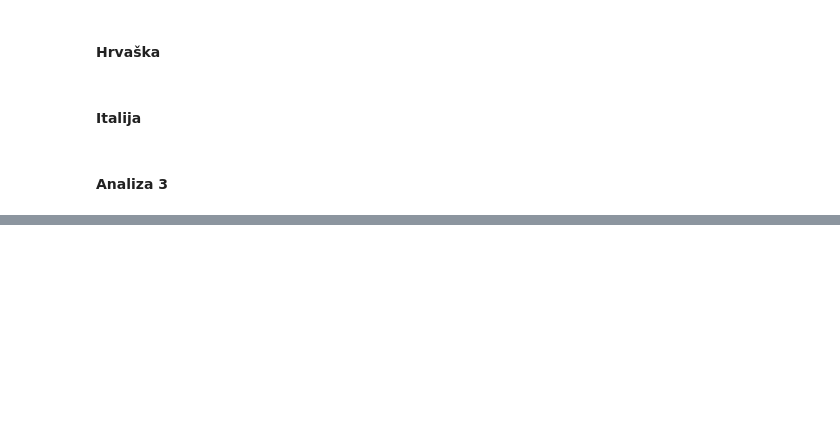
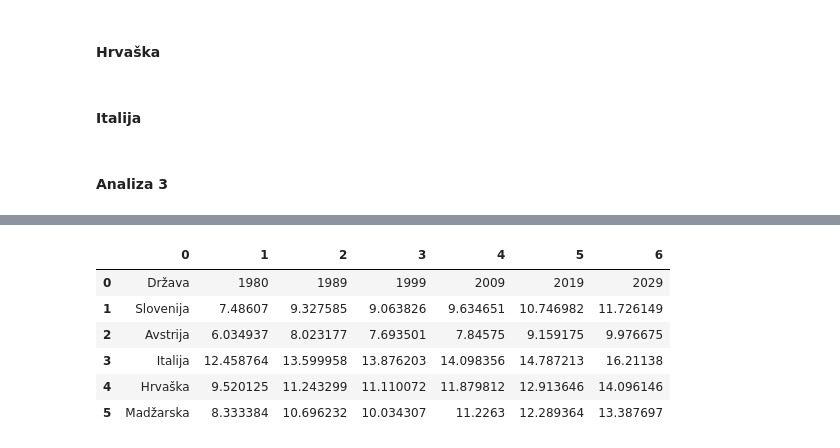
Before and after one commit to hackecTim/PR24-ZM-TPZ-NC, a Jupyter notebook: obdelava.ipynb, the cells around one changed output, grey strips where cells are left out. Cells and saved outputs as stored; diff of their text form; code cells hidden in the pictures; blank space fills up the shorter version.

```diff
--- a/obdelava.ipynb
+++ b/obdelava.ipynb
@@ -484,0 +649,80 @@ Povprečne temperature v državah za vsak mesec in letni čas:
+# %%
+#averageOfDecade('SI', False)
+#averageOfDecade('AT', False)
+#averageOfDecade('IT', False)
+#averageOfDecade('HR', False)
+#averageOfDecade('HU', False)
+drzave = ['Slovenija', 'Avstrija', 'Italija', 'Hrvaška', 'Madžarska']
+table1 = np.zeros((6, 7), dtype=object)
+table1[0][0] = 'Država'
+table1[1][0] = "Slovenija"
+table1[2][0] = 'Avstrija'
+table1[3][0] = 'Italija'
+table1[4][0] = 'Hrvaška'
+table1[5][0] = 'Madžarska'
+table1[0][1] = '1980'
+table1[0][2] = '1989'
+table1[0][3] = '1999'
+table1[0][4] = '2009'
+table1[0][5] = '2019'
+table1[0][6] = '2029'
+
+
+
+temperature2019SI = np.mean(np.array(averageTemperatureAll('SI')[2019]))
+temperature2019AT = np.mean(np.array(averageTemperatureAll('AT')[2019]))
+temperature2019IT = np.mean(np.array(averageTemperatureAll('IT')[2019]))
+temperature2019HR = np.mean(np.array(averageTemperatureAll('HR')[2019]))
+temperature2019HU = np.mean(np.array(averageTemperatureAll('HU')[2019]))
+
+table1[1][1] = np.mean(np.array(averageTemperatureAll('SI')[1980]))
+table1[2][1] = np.mean(np.array(averageTemperatureAll('AT')[1980]))
+table1[3][1] = np.mean(np.array(averageTemperatureAll('IT')[1980]))
+table1[4][1] = np.mean(np.array(averageTemperatureAll('HR')[1980]))
+table1[5][1] = np.mean(np.array(averageTemperatureAll('HU')[1980]))
+
+
+table1[1][2] = np.mean(np.array(averageTemperatureAll('SI')[1989]))
+table1[2][2] = np.mean(np.array(averageTemperatureAll('AT')[1989]))
+table1[3][2] = np.mean(np.array(averageTemperatureAll('IT')[1989]))
+table1[4][2] = np.mean(np.array(averageTemperatureAll('HR')[1989]))
+table1[5][2] = np.mean(np.array(averageTemperatureAll('HU')[1989]))
+
+
+table1[1][3] = np.mean(np.array(averageTemperatureAll('SI')[1999]))
+table1[2][3] = np.mean(np.array(averageTemperatureAll('AT')[1999]))
+table1[3][3] = np.mean(np.array(averageTemperatureAll('IT')[1999]))
+table1[4][3] = np.mean(np.array(averageTemperatureAll('HR')[1999]))
+table1[5][3] = np.mean(np.array(averageTemperatureAll('HU')[1999]))
+
+
+table1[1][4] = np.mean(np.array(averageTemperatureAll('SI')[2009]))
+table1[2][4] = np.mean(np.array(averageTemperatureAll('AT')[2009]))
+table1[3][4] = np.mean(np.array(averageTemperatureAll('IT')[2009]))
+table1[4][4] = np.mean(np.array(averageTemperatureAll('HR')[2009]))
+table1[5][4] = np.mean(np.array(averageTemperatureAll('HU')[2009]))
+
+table1[1][5] = np.mean(np.array(averageTemperatureAll('SI')[2019]))
+table1[2][5] = np.mean(np.array(averageTemperatureAll('AT')[2019]))
+table1[3][5] = np.mean(np.array(averageTemperatureAll('IT')[2019]))
+table1[4][5] = np.mean(np.array(averageTemperatureAll('HR')[2019]))
+table1[5][5] = np.mean(np.array(averageTemperatureAll('HU')[2019]))
+
+
+
+table1[1][6] = temperature2019SI + table[1][5] + table[1][6]
+table1[2][6] = temperature2019AT + table[2][5] + table[2][6]
+table1[3][6] = temperature2019IT + table[3][5] + table[3][6]
+table1[4][6] = temperature2019HR + table[4][5] + table[4][6]
+table1[5][6] = temperature2019HU + table[5][5] + table[5][6]
+
+#values_array = np.array(list(np.mean(averageTemperatureAll('SI'))))
+
+print()
+
+
+
+df2 = pd.DataFrame(table1)
+print("Povprečne temperature v državah za vsako desetletje:")
+df2
+# %% [output]
@@ -484,0 +730,7 @@ Povprečne temperature v državah za vsak mesec in letni čas:
+|  | 0 | 1 | 2 | 3 | 4 | 5 | 6 |
+| 0 | Država | 1980 | 1989 | 1999 | 2009 | 2019 | 2029 |
+| 1 | Slovenija | 7.48607 | 9.327585 | 9.063826 | 9.634651 | 10.746982 | 11.726149 |
+| 2 | Avstrija | 6.034937 | 8.023177 | 7.693501 | 7.84575 | 9.159175 | 9.976675 |
+| 3 | Italija | 12.458764 | 13.599958 | 13.876203 | 14.098356 | 14.787213 | 16.21138 |
+| 4 | Hrvaška | 9.520125 | 11.243299 | 11.110072 | 11.879812 | 12.913646 | 14.096146 |
+| 5 | Madžarska | 8.333384 | 10.696232 | 10.034307 | 11.2263 | 12.289364 | 13.387697 |
```
Also changed, not shown: parts of 13 cells of this notebook.
